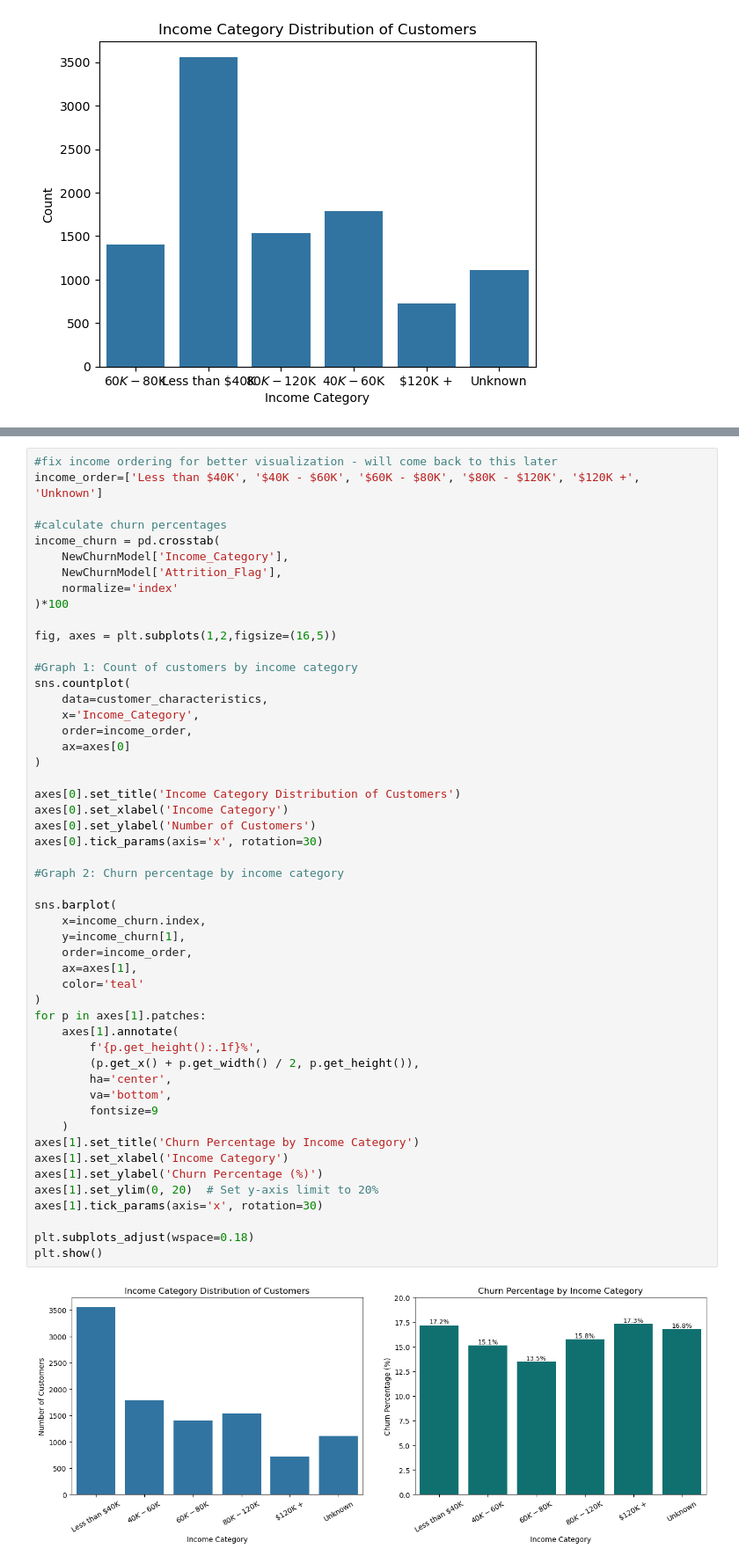
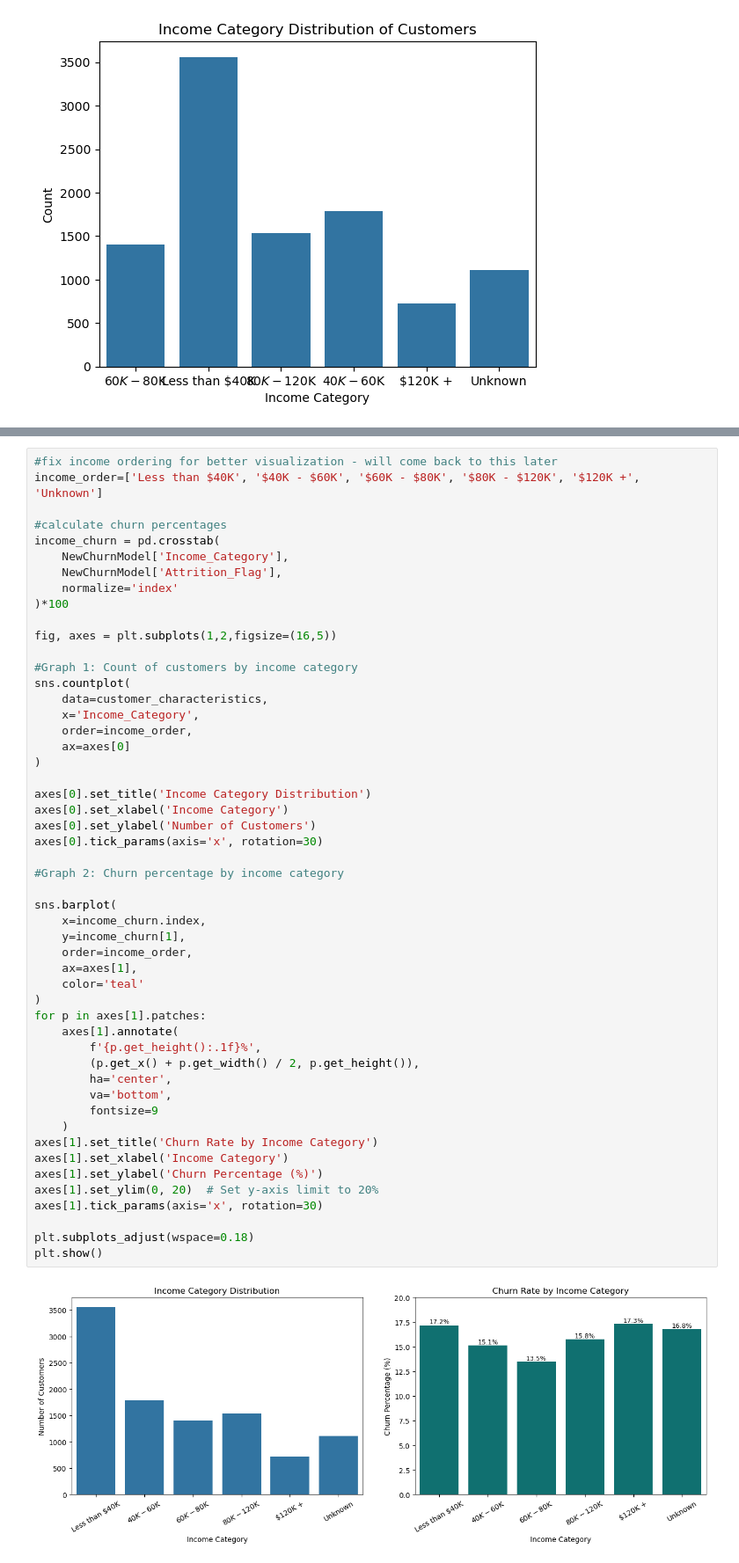
Before and after one commit to gianellarobles/Customer-Churn-Analytics-Predication, a Jupyter notebook: Customer_Churn_AP.ipynb, the cells around one changed output, grey strips where cells are left out. Shown at 88% size. Saved outputs shown, nothing was run; the diff lists cells and outputs as text.

```diff
--- a/Customer_Churn_AP.ipynb
+++ b/Customer_Churn_AP.ipynb
@@ -345,35 +437,35 @@ sns.countplot(
     ax=axes[0]
 )
 
-axes[0].set_title('Income Category Distribution of Customers')
+axes[0].set_title('Income Category Distribution')
 axes[0].set_xlabel('Income Category')
 axes[0].set_ylabel('Number of Customers')
 axes[0].tick_params(axis='x', rotation=30)
 
 #Graph 2: Churn percentage by income category
 
 sns.barplot(
     x=income_churn.index,
     y=income_churn[1],
     order=income_order,
     ax=axes[1],
     color='teal'
 )
 for p in axes[1].patches:
     axes[1].annotate(
         f'{p.get_height():.1f}%',
         (p.get_x() + p.get_width() / 2, p.get_height()),
         ha='center',
         va='bottom',
         fontsize=9
     )
-axes[1].set_title('Churn Percentage by Income Category')
+axes[1].set_title('Churn Rate by Income Category')
 axes[1].set_xlabel('Income Category')
 axes[1].set_ylabel('Churn Percentage (%)')
 axes[1].set_ylim(0, 20)  # Set y-axis limit to 20%
 axes[1].tick_params(axis='x', rotation=30)
 
 plt.subplots_adjust(wspace=0.18)
 plt.show()
 # %% [output]
-[figure, old version]
+[figure, new version]
```
Also changed, not shown: parts of 7 cells of this notebook.
